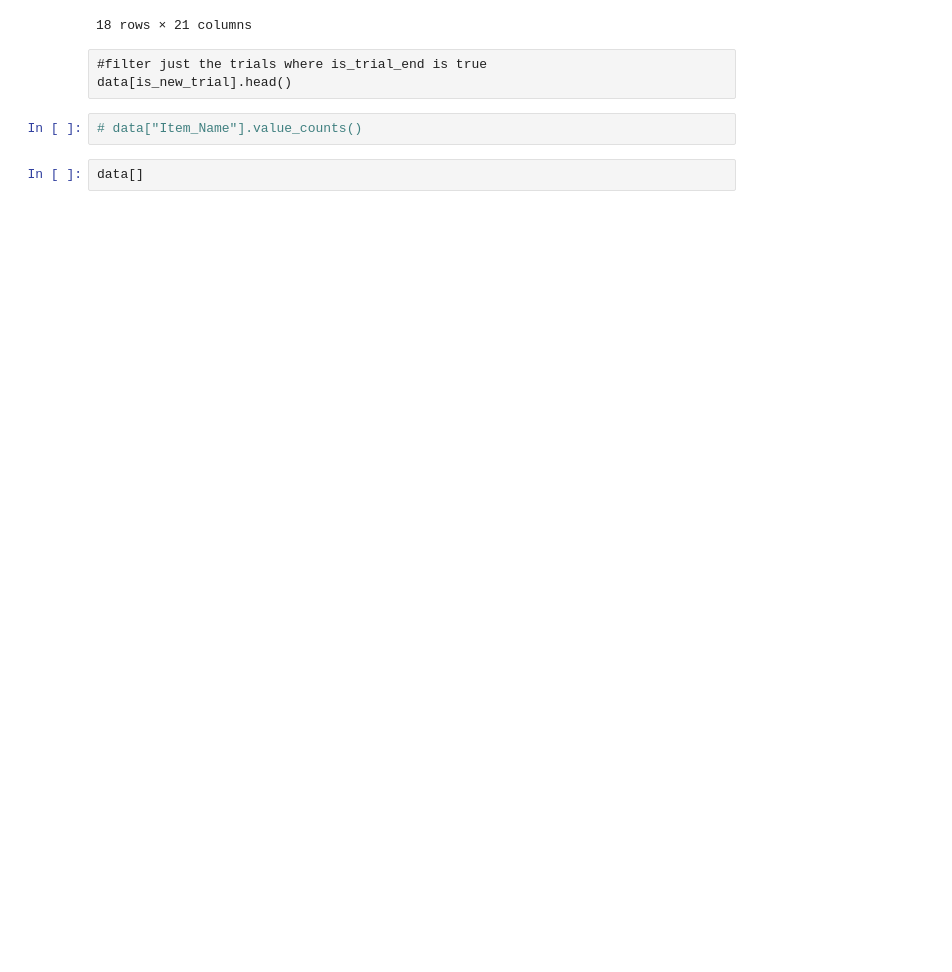
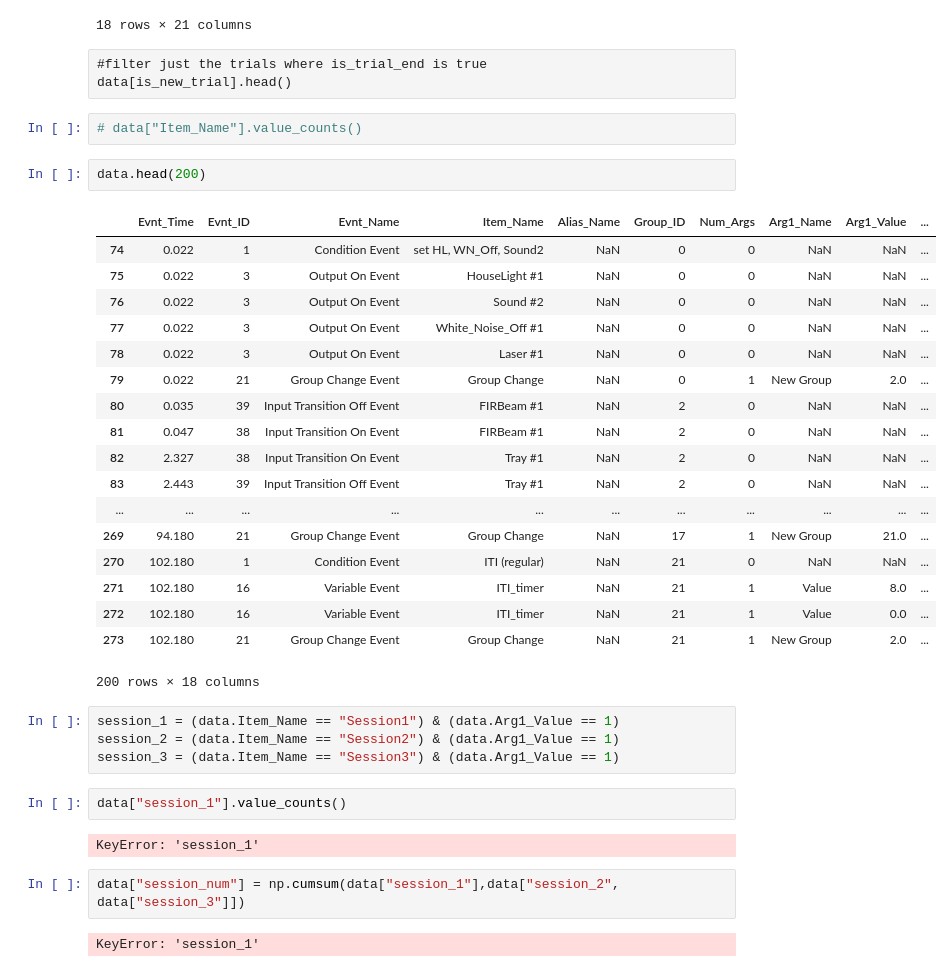
Before and after one commit to ppiantad/Pho_Vid, a Jupyter notebook: initial.ipynb, the cells around one changed output. Cells and saved outputs as stored; diff of their text form; blank space fills up the shorter version.

```diff
--- a/initial.ipynb
+++ b/initial.ipynb
@@ -104,4 +104,35 @@ data[is_new_trial].head()
 # %%
 # data["Item_Name"].value_counts()
 # %%
-data[]
+data.head(200)
+# %% [output]
+|  | Evnt_Time | Evnt_ID | Evnt_Name | Item_Name | Alias_Name | Group_ID | Num_Args | Arg1_Name | Arg1_Value | ... |
+| 74 | 0.022 | 1 | Condition Event | set HL, WN_Off, Sound2 | NaN | 0 | 0 | NaN | NaN | ... |
+| 75 | 0.022 | 3 | Output On Event | HouseLight #1 | NaN | 0 | 0 | NaN | NaN | ... |
+| 76 | 0.022 | 3 | Output On Event | Sound #2 | NaN | 0 | 0 | NaN | NaN | ... |
+| 77 | 0.022 | 3 | Output On Event | White_Noise_Off #1 | NaN | 0 | 0 | NaN | NaN | ... |
+| 78 | 0.022 | 3 | Output On Event | Laser #1 | NaN | 0 | 0 | NaN | NaN | ... |
+| 79 | 0.022 | 21 | Group Change Event | Group Change | NaN | 0 | 1 | New Group | 2.0 | ... |
+| 80 | 0.035 | 39 | Input Transition Off Event | FIRBeam #1 | NaN | 2 | 0 | NaN | NaN | ... |
+| 81 | 0.047 | 38 | Input Transition On Event | FIRBeam #1 | NaN | 2 | 0 | NaN | NaN | ... |
+| 82 | 2.327 | 38 | Input Transition On Event | Tray #1 | NaN | 2 | 0 | NaN | NaN | ... |
+| 83 | 2.443 | 39 | Input Transition Off Event | Tray #1 | NaN | 2 | 0 | NaN | NaN | ... |
+| ... | ... | ... | ... | ... | ... | ... | ... | ... | ... | ... |
+| 269 | 94.180 | 21 | Group Change Event | Group Change | NaN | 17 | 1 | New Group | 21.0 | ... |
+| 270 | 102.180 | 1 | Condition Event | ITI (regular) | NaN | 21 | 0 | NaN | NaN | ... |
+| 271 | 102.180 | 16 | Variable Event | ITI_timer | NaN | 21 | 1 | Value | 8.0 | ... |
+| 272 | 102.180 | 16 | Variable Event | ITI_timer | NaN | 21 | 1 | Value | 0.0 | ... |
+| 273 | 102.180 | 21 | Group Change Event | Group Change | NaN | 21 | 1 | New Group | 2.0 | ... |
+200 rows × 18 columns
+# %%
+session_1 = (data.Item_Name == "Session1") & (data.Arg1_Value == 1)
+session_2 = (data.Item_Name == "Session2") & (data.Arg1_Value == 1)
+session_3 = (data.Item_Name == "Session3") & (data.Arg1_Value == 1)
+# %%
+data["session_1"].value_counts()
+# %% [output]
+KeyError: 'session_1'
+# %%
+data["session_num"] = np.cumsum(data["session_1"],data["session_2", data["session_3"]])
+# %% [output]
+KeyError: 'session_1'
```
Also changed, not shown: parts of 6 cells of this notebook.
